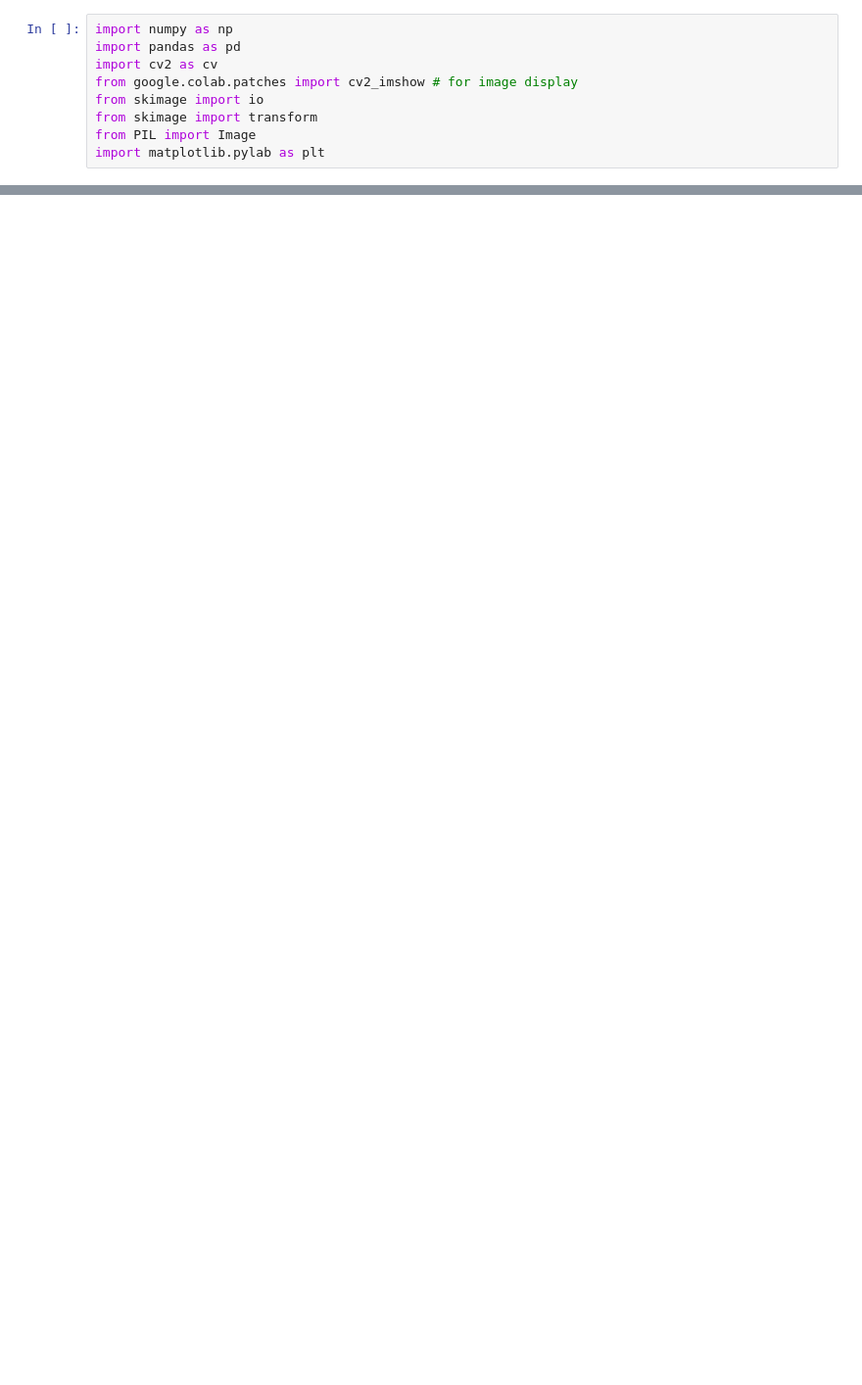
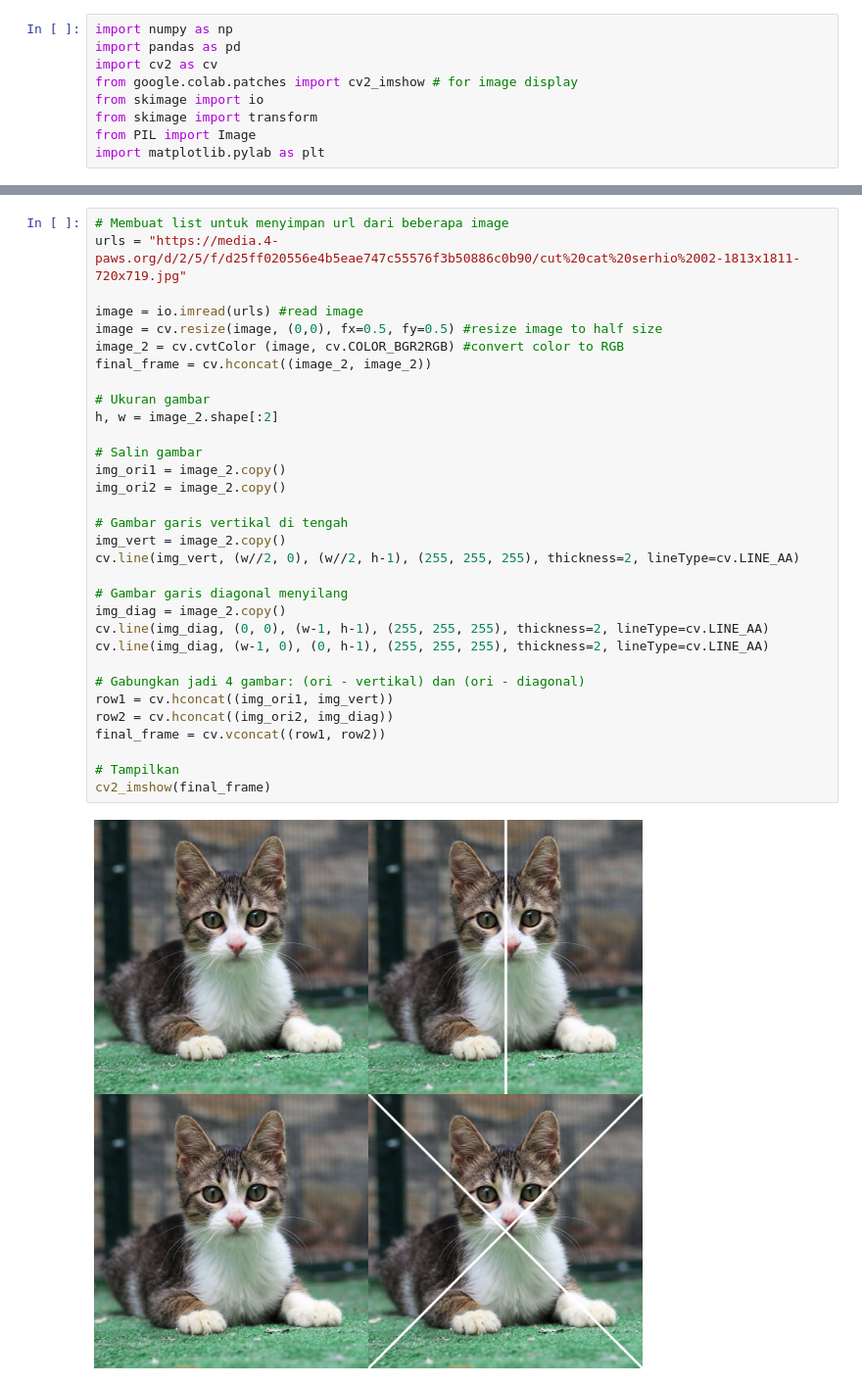
Before and after one commit to IlhamFaturachman/pcvk-ganjil-2025, a Jupyter notebook: week1_pcvk.ipynb, the cells around one changed output, grey strips where cells are left out. Shown at 98% size. Drawn from its saved outputs; the diff is of its cells as text; blank space fills up the shorter version.

```diff
--- a/week1_pcvk.ipynb
+++ b/week1_pcvk.ipynb
@@ -29,0 +77,34 @@ HTTPError: HTTP Error 521: <none>
+# %%
+# Membuat list untuk menyimpan url dari beberapa image
+urls = "https://media.4-paws.org/d/2/5/f/d25ff020556e4b5eae747c55576f3b50886c0b90/cut%20cat%20serhio%2002-1813x1811-720x719.jpg"
+
+image = io.imread(urls) #read image
+image = cv.resize(image, (0,0), fx=0.5, fy=0.5) #resize image to half size
+image_2 = cv.cvtColor (image, cv.COLOR_BGR2RGB) #convert color to RGB
+final_frame = cv.hconcat((image_2, image_2))
+
+# Ukuran gambar
+h, w = image_2.shape[:2]
+
+# Salin gambar
+img_ori1 = image_2.copy()
+img_ori2 = image_2.copy()
+
+# Gambar garis vertikal di tengah
+img_vert = image_2.copy()
+cv.line(img_vert, (w//2, 0), (w//2, h-1), (255, 255, 255), thickness=2, lineType=cv.LINE_AA)
+
+# Gambar garis diagonal menyilang
+img_diag = image_2.copy()
+cv.line(img_diag, (0, 0), (w-1, h-1), (255, 255, 255), thickness=2, lineType=cv.LINE_AA)
+cv.line(img_diag, (w-1, 0), (0, h-1), (255, 255, 255), thickness=2, lineType=cv.LINE_AA)
+
+# Gabungkan jadi 4 gambar: (ori - vertikal) dan (ori - diagonal)
+row1 = cv.hconcat((img_ori1, img_vert))
+row2 = cv.hconcat((img_ori2, img_diag))
+final_frame = cv.vconcat((row1, row2))
+
+# Tampilkan
+cv2_imshow(final_frame)
+# %% [output]
+[figure, added]
```
Also changed, not shown: parts of 12 cells of this notebook.
